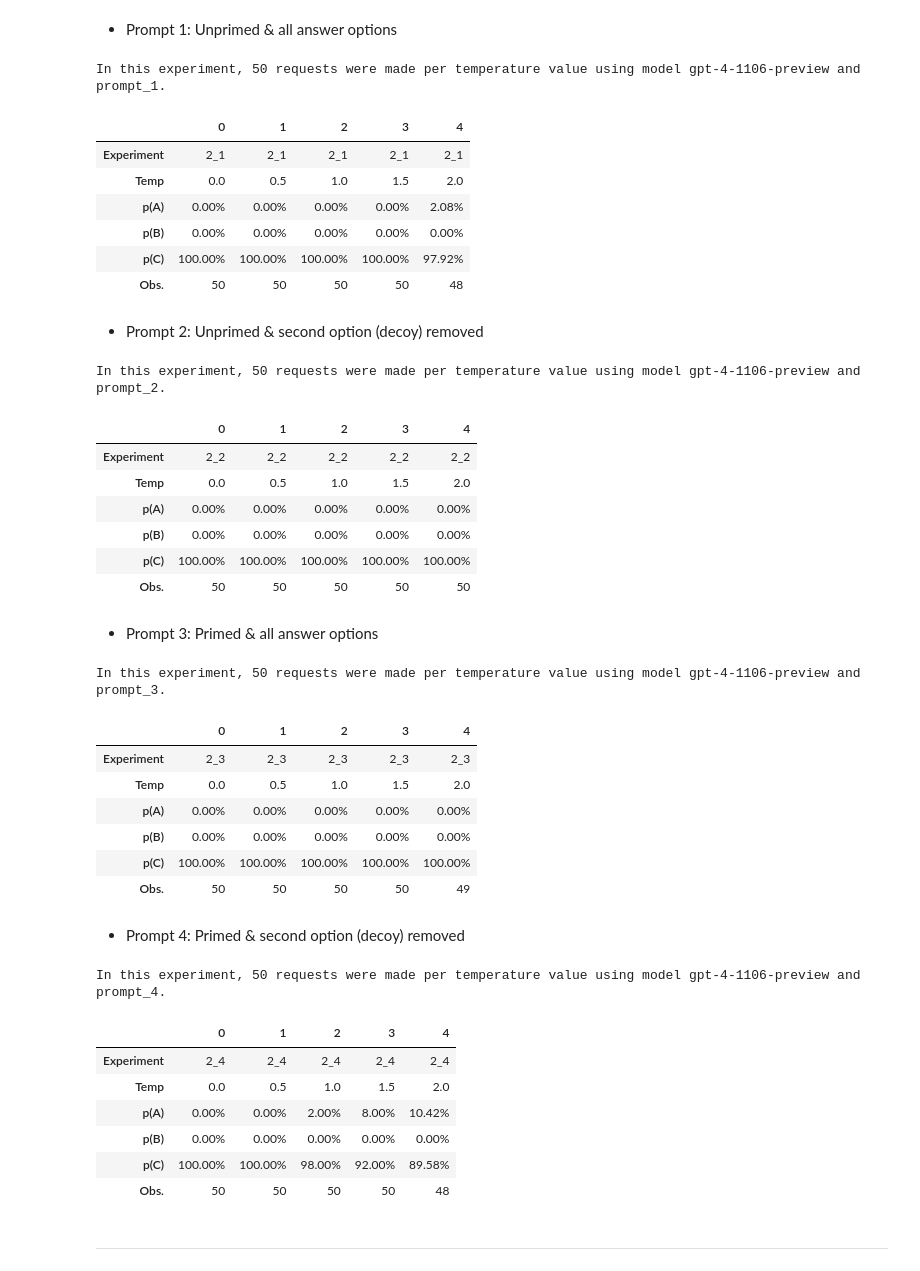
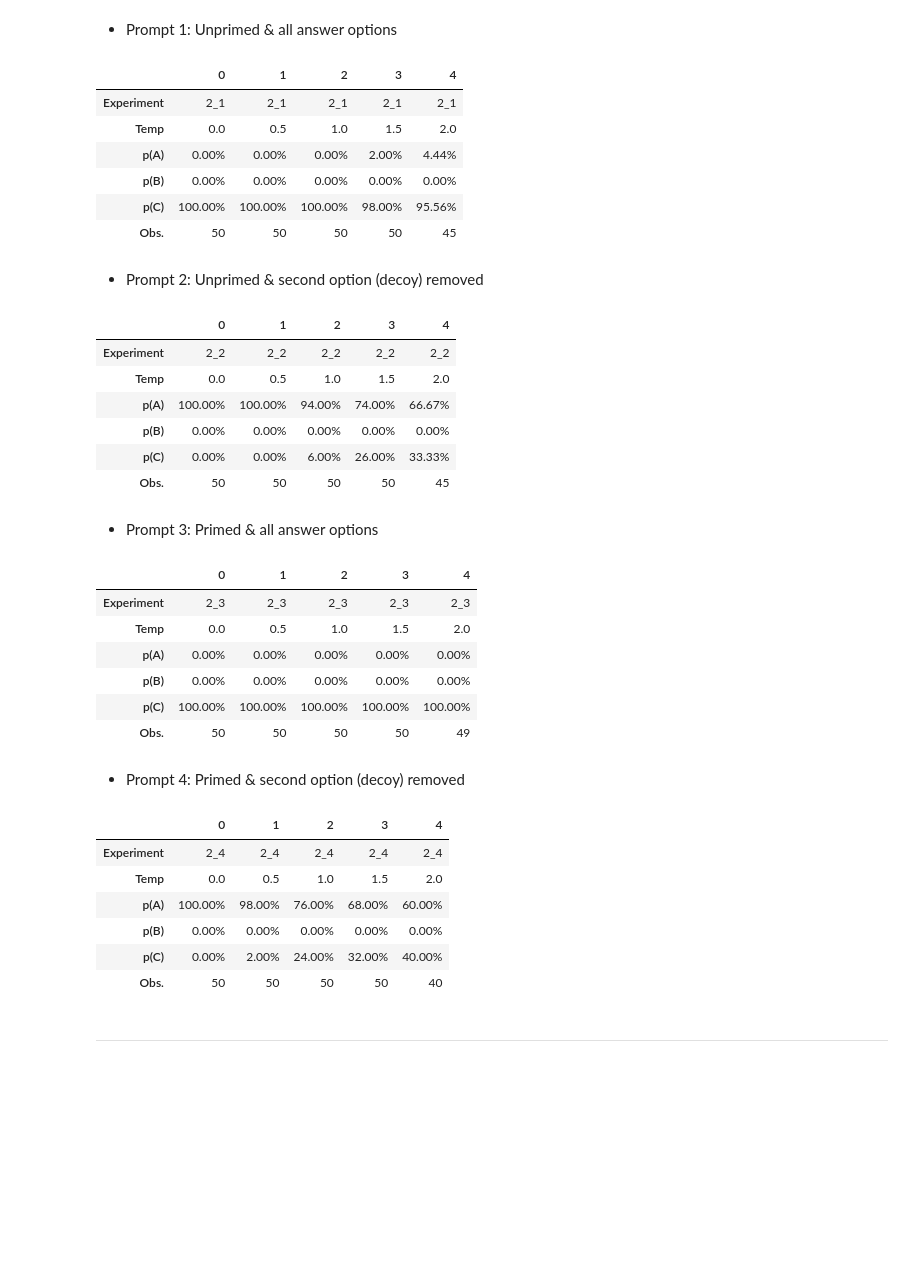
Before and after one commit to MariusDSPM/Data-Science-Project, a Jupyter notebook: Decoy Effect.ipynb, the cells around one changed output. Drawn from its saved outputs; the diff is of its cells as text; code cells hidden in the pictures; blank space fills up the shorter version.

```diff
--- a/Decoy Effect.ipynb
+++ b/Decoy Effect.ipynb
@@ -798,38 +608,35 @@ In this experiment, 50 requests were made per temperature value using model gpt-
 # %% [markdown]
 - Prompt 1: Unprimed & all answer options
 # %%
-results_2_1, probs_2_1 = run_decoy(decoy_function, experiment_id = "2_1", temperature_list = [0, 0.5, 1, 1.5, 2], n = 50, max_tokens = 1)
+#results_2_1, probs_2_1 = temperature_loop(experiment_id = "2_1", temperature_list = [0, 0.5, 1, 1.5, 2], n = 50)
 probs_2_1
 # %% [output]
-In this experiment, 50 requests were made per temperature value using model gpt-4-1106-preview and prompt_1.
 |  | 0 | 1 | 2 | 3 | 4 |
 | Experiment | 2_1 | 2_1 | 2_1 | 2_1 | 2_1 |
 | Temp | 0.0 | 0.5 | 1.0 | 1.5 | 2.0 |
-| p(A) | 0.00% | 0.00% | 0.00% | 0.00% | 2.08% |
+| p(A) | 0.00% | 0.00% | 0.00% | 2.00% | 4.44% |
 | p(B) | 0.00% | 0.00% | 0.00% | 0.00% | 0.00% |
-| p(C) | 100.00% | 100.00% | 100.00% | 100.00% | 97.92% |
-| Obs. | 50 | 50 | 50 | 50 | 48 |
+| p(C) | 100.00% | 100.00% | 100.00% | 98.00% | 95.56% |
+| Obs. | 50 | 50 | 50 | 50 | 45 |
 # %% [markdown]
 - Prompt 2: Unprimed & second option (decoy) removed
 # %%
-results_2_2, probs_2_2 = run_decoy(decoy_function, experiment_id = "2_2", temperature_list = [0, 0.5, 1, 1.5, 2], n = 50, max_tokens = 1)
+#results_2_2, probs_2_2 = temperature_loop(experiment_id = "2_2", temperature_list = [0, 0.5, 1, 1.5, 2], n = 50)
 probs_2_2
 # %% [output]
-In this experiment, 50 requests were made per temperature value using model gpt-4-1106-preview and prompt_2.
 |  | 0 | 1 | 2 | 3 | 4 |
 | Experiment | 2_2 | 2_2 | 2_2 | 2_2 | 2_2 |
 | Temp | 0.0 | 0.5 | 1.0 | 1.5 | 2.0 |
-| p(A) | 0.00% | 0.00% | 0.00% | 0.00% | 0.00% |
+| p(A) | 100.00% | 100.00% | 94.00% | 74.00% | 66.67% |
 | p(B) | 0.00% | 0.00% | 0.00% | 0.00% | 0.00% |
-| p(C) | 100.00% | 100.00% | 100.00% | 100.00% | 100.00% |
-| Obs. | 50 | 50 | 50 | 50 | 50 |
+| p(C) | 0.00% | 0.00% | 6.00% | 26.00% | 33.33% |
+| Obs. | 50 | 50 | 50 | 50 | 45 |
 # %% [markdown]
 - Prompt 3: Primed & all answer options
 # %%
-results_2_3, probs_2_3 = run_decoy(decoy_function, experiment_id = "2_3", temperature_list = [0, 0.5, 1, 1.5, 2], n = 50, max_tokens = 1)
+#results_2_3, probs_2_3 = temperature_loop(experiment_id = "2_3", temperature_list = [0, 0.5, 1, 1.5, 2], n = 50)
 probs_2_3
 # %% [output]
-In this experiment, 50 requests were made per temperature value using model gpt-4-1106-preview and prompt_3.
 |  | 0 | 1 | 2 | 3 | 4 |
 | Experiment | 2_3 | 2_3 | 2_3 | 2_3 | 2_3 |
 | Temp | 0.0 | 0.5 | 1.0 | 1.5 | 2.0 |
@@ -840,17 +647,16 @@ In this experiment, 50 requests were made per temperature value using model gpt-
 # %% [markdown]
 - Prompt 4: Primed & second option (decoy) removed
 # %%
-results_2_4, probs_2_4 = run_decoy(decoy_function, experiment_id = "2_4", temperature_list = [0, 0.5, 1, 1.5, 2], n = 50, max_tokens = 1)
+#results_2_4, probs_2_4 = temperature_loop(experiment_id = "2_4", temperature_list = [0, 0.5, 1, 1.5, 2], n = 50)
 probs_2_4
 # %% [output]
-In this experiment, 50 requests were made per temperature value using model gpt-4-1106-preview and prompt_4.
 |  | 0 | 1 | 2 | 3 | 4 |
 | Experiment | 2_4 | 2_4 | 2_4 | 2_4 | 2_4 |
 | Temp | 0.0 | 0.5 | 1.0 | 1.5 | 2.0 |
-| p(A) | 0.00% | 0.00% | 2.00% | 8.00% | 10.42% |
+| p(A) | 100.00% | 98.00% | 76.00% | 68.00% | 60.00% |
 | p(B) | 0.00% | 0.00% | 0.00% | 0.00% | 0.00% |
-| p(C) | 100.00% | 100.00% | 98.00% | 92.00% | 89.58% |
-| Obs. | 50 | 50 | 50 | 50 | 48 |
+| p(C) | 0.00% | 2.00% | 24.00% | 32.00% | 40.00% |
+| Obs. | 50 | 50 | 50 | 50 | 40 |
 # %% [markdown]
 -----------------------------------------
 # %% [markdown]
```
Also changed, not shown: parts of 51 cells of this notebook, 1 other file.
